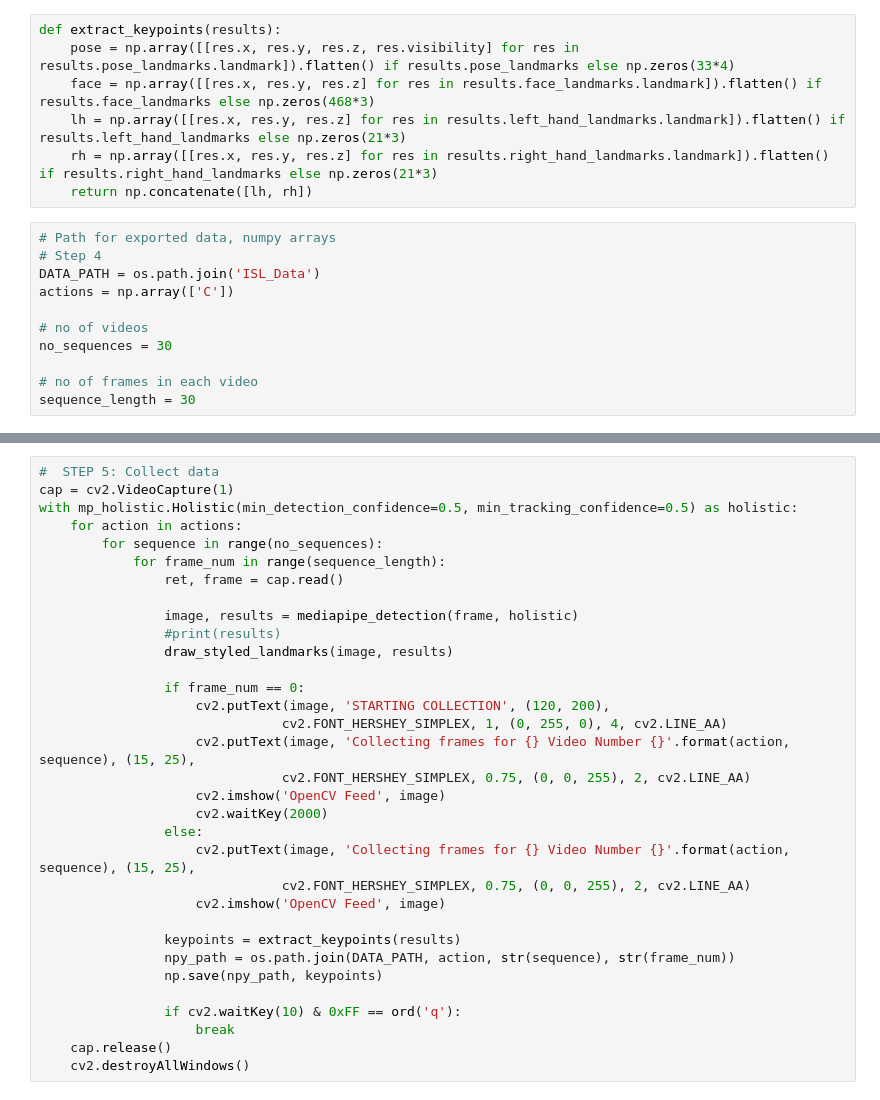
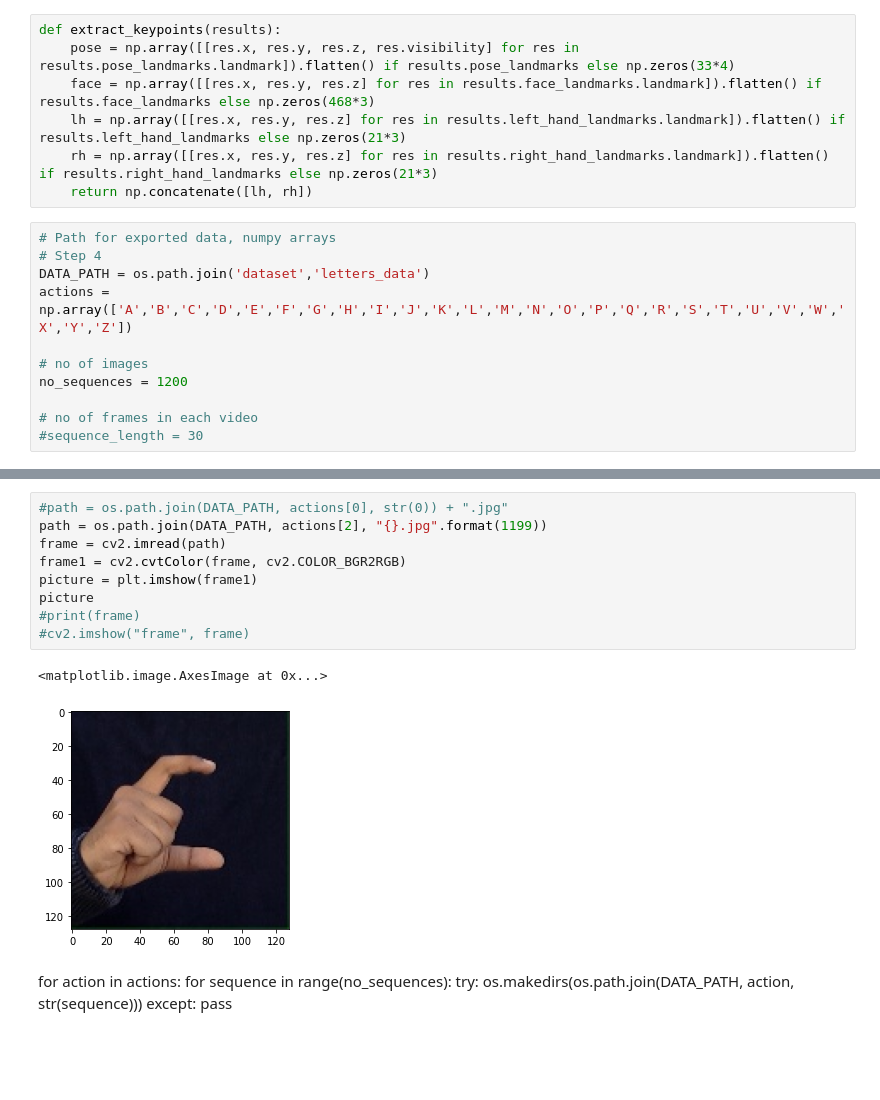
Before and after one commit to tiwarishubham635/Real-Time-Indian-Sign-Language-Recognition-and-Braille-Script-Translation, a Jupyter notebook: DatasetPrepare.ipynb, the cells around one changed output, grey strips where cells are left out. Saved outputs shown, nothing was run; the diff lists cells and outputs as text; blank space fills up the shorter version.

```diff
--- a/DatasetPrepare.ipynb
+++ b/DatasetPrepare.ipynb
@@ -56,11 +91,11 @@ def extract_keypoints(results):
 # %%
 # Path for exported data, numpy arrays
 # Step 4
-DATA_PATH = os.path.join('ISL_Data')
-actions = np.array(['C'])
+DATA_PATH = os.path.join('dataset','letters_data')
+actions = np.array(['A','B','C','D','E','F','G','H','I','J','K','L','M','N','O','P','Q','R','S','T','U','V','W','X','Y','Z'])
 
-# no of videos
-no_sequences = 30
+# no of images
+no_sequences = 1200
 
 # no of frames in each video
-sequence_length = 30
+#sequence_length = 30
@@ -74,33 +102,19 @@ for action in actions:
-# %%
-#  STEP 5: Collect data
-cap = cv2.VideoCapture(1)
-with mp_holistic.Holistic(min_detection_confidence=0.5, min_tracking_confidence=0.5) as holistic:
-    for action in actions:
-        for sequence in range(no_sequences):
-            for frame_num in range(sequence_length):
-                ret, frame = cap.read()
-
-                image, results = mediapipe_detection(frame, holistic)
-                #print(results)
-                draw_styled_landmarks(image, results)
-
-                if frame_num == 0:
-                    cv2.putText(image, 'STARTING COLLECTION', (120, 200),
-                               cv2.FONT_HERSHEY_SIMPLEX, 1, (0, 255, 0), 4, cv2.LINE_AA)
-                    cv2.putText(image, 'Collecting frames for {} Video Number {}'.format(action, sequence), (15, 25),
-                               cv2.FONT_HERSHEY_SIMPLEX, 0.75, (0, 0, 255), 2, cv2.LINE_AA)
-                    cv2.imshow('OpenCV Feed', image)
-                    cv2.waitKey(2000)
-                else:
-                    cv2.putText(image, 'Collecting frames for {} Video Number {}'.format(action, sequence), (15, 25),
-                               cv2.FONT_HERSHEY_SIMPLEX, 0.75, (0, 0, 255), 2, cv2.LINE_AA)
-                    cv2.imshow('OpenCV Feed', image)
-
-                keypoints = extract_keypoints(results)
-                npy_path = os.path.join(DATA_PATH, action, str(sequence), str(frame_num))
-                np.save(npy_path, keypoints)
-
-                if cv2.waitKey(10) & 0xFF == ord('q'):
-                    break
-    cap.release()
-    cv2.destroyAllWindows()
+# %%
+#path = os.path.join(DATA_PATH, actions[0], str(0)) + ".jpg"
+path = os.path.join(DATA_PATH, actions[2], "{}.jpg".format(1199))
+frame = cv2.imread(path)
+frame1 = cv2.cvtColor(frame, cv2.COLOR_BGR2RGB)
+picture = plt.imshow(frame1)
+picture
+#print(frame)
+#cv2.imshow("frame", frame)
+# %% [output]
+<matplotlib.image.AxesImage at 0x...>
+[figure, added]
+# %% [markdown]
+for action in actions:
+    for sequence in range(no_sequences):
+        try:
+            os.makedirs(os.path.join(DATA_PATH, action, str(sequence)))
+        except:
+            pass
```
Also changed, not shown: parts of 4 cells of this notebook, 45 other files.
